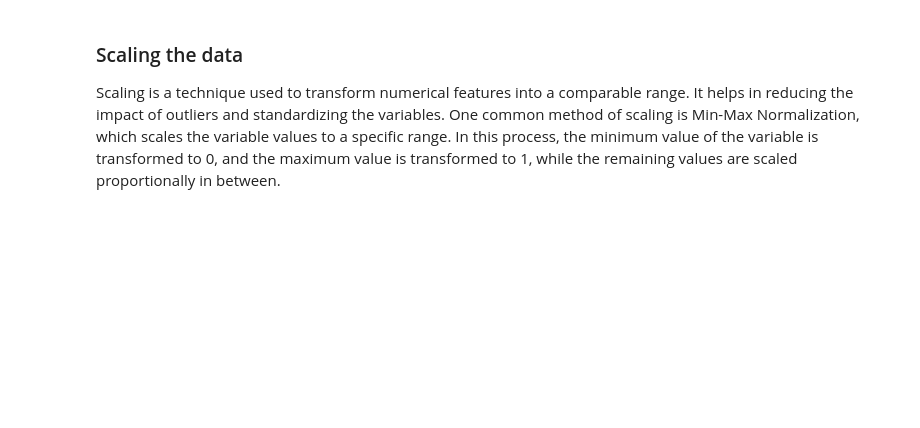
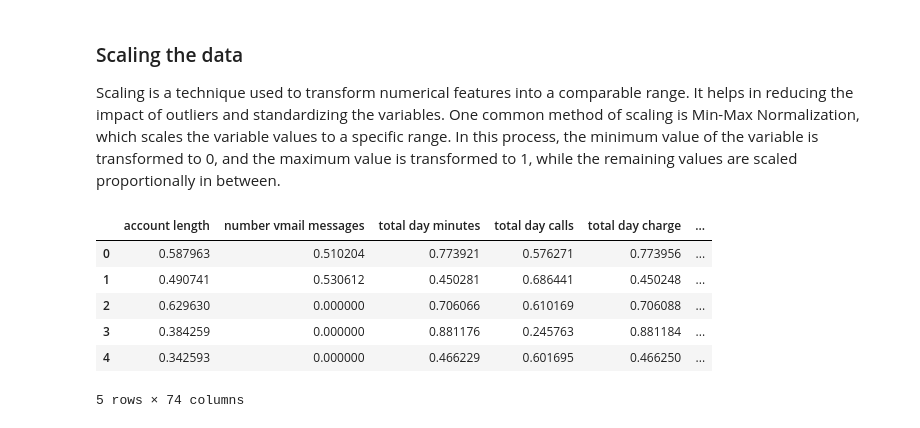
Before and after one commit to ShanChesseret/Predicting-Customer-Retention-For-SyriaTel-Mobile-Telecom, a Jupyter notebook: index.ipynb, the cells around one changed output. Saved outputs shown, nothing was run; the diff lists cells and outputs as text; code cells hidden in the pictures; blank space fills up the shorter version.

```diff
--- a/index.ipynb
+++ b/index.ipynb
@@ -285,12 +309,20 @@ data.head()
 ### Scaling the data
 Scaling is a technique used to transform numerical features into a comparable range. It helps in reducing the impact of outliers and standardizing the variables. One common method of scaling is Min-Max Normalization, which scales the variable values to a specific range. In this process, the minimum value of the variable is transformed to 0, and the maximum value is transformed to 1, while the remaining values are scaled proportionally in between.
 # %%
-from sklearn.preprocessing import StandardScaler
-scaler = StandardScalerScaler()
+from sklearn.preprocessing import MinMaxScaler
+scaler =MinMaxScaler()
 
 def scaling(columns):
     return scaler.fit_transform(data[columns].values.reshape(-1,1))
 
 for i in data.select_dtypes(include=[np.number]).columns:
     data[i] = scaling(i)
 data.head()
+# %% [output]
+|  | account length | number vmail messages | total day minutes | total day calls | total day charge | ... |
+| 0 | 0.587963 | 0.510204 | 0.773921 | 0.576271 | 0.773956 | ... |
+| 1 | 0.490741 | 0.530612 | 0.450281 | 0.686441 | 0.450248 | ... |
+| 2 | 0.629630 | 0.000000 | 0.706066 | 0.610169 | 0.706088 | ... |
+| 3 | 0.384259 | 0.000000 | 0.881176 | 0.245763 | 0.881184 | ... |
+| 4 | 0.342593 | 0.000000 | 0.466229 | 0.601695 | 0.466250 | ... |
+5 rows × 74 columns
```
Also changed, not shown: parts of 6 cells of this notebook.
